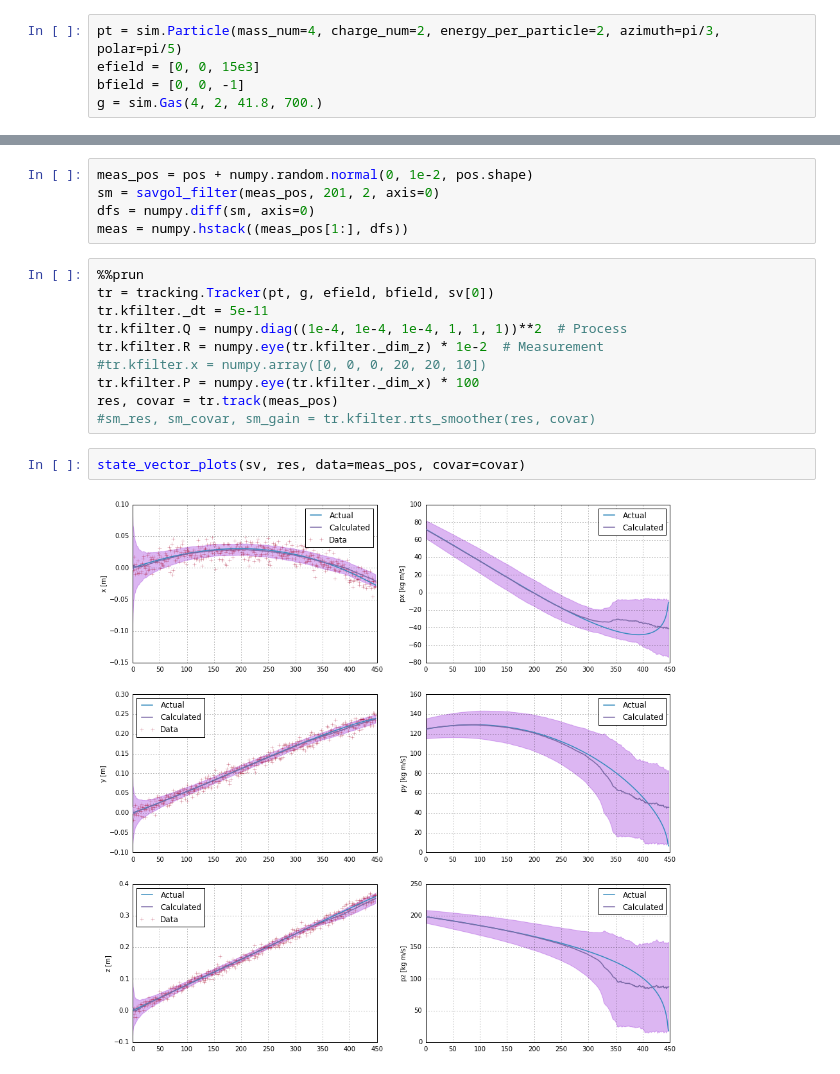
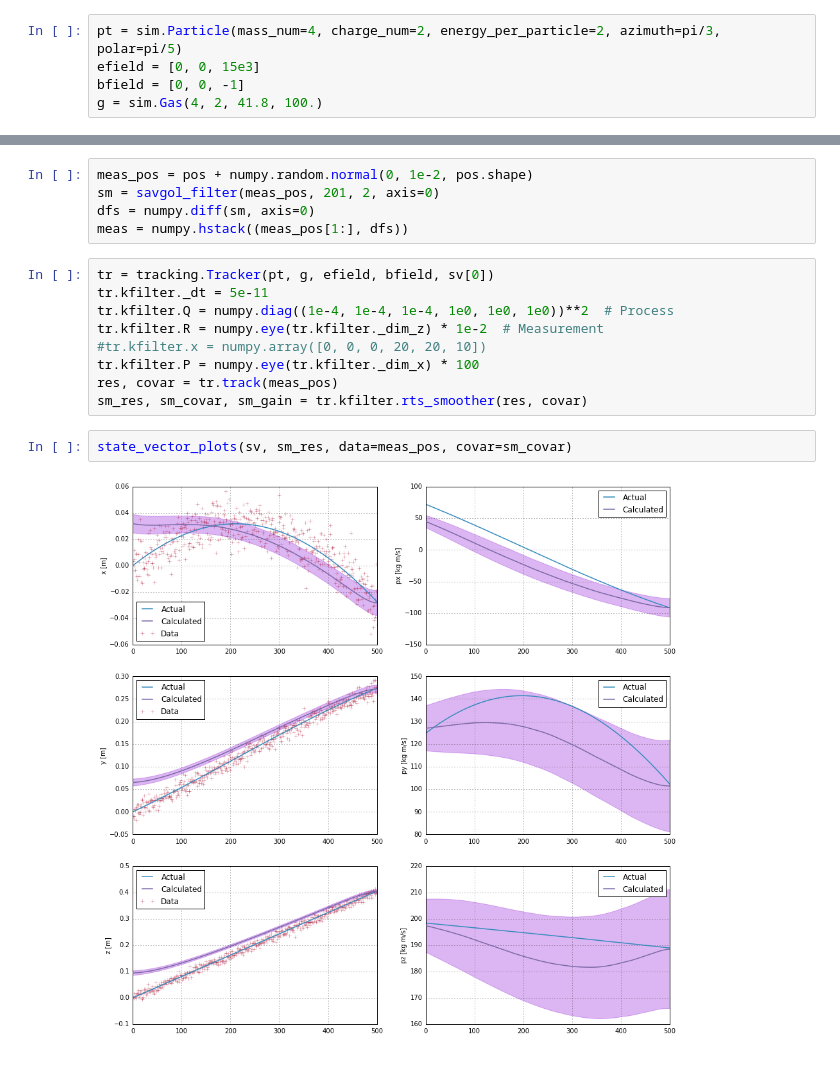
Before and after one commit to chchen123/pytpc, a Jupyter notebook: KalmanFilter.ipynb, the cells around one changed output, grey strips where cells are left out. Cells and saved outputs as stored; diff of their text form.

```diff
--- a/KalmanFilter.ipynb
+++ b/KalmanFilter.ipynb
@@ -21,7 +21,7 @@ import copy
 pt = sim.Particle(mass_num=4, charge_num=2, energy_per_particle=2, azimuth=pi/3, polar=pi/5)
 efield = [0, 0, 15e3]
 bfield = [0, 0, -1]
-g = sim.Gas(4, 2, 41.8, 700.)
+g = sim.Gas(4, 2, 41.8, 100.)
 # %%
 pos, mom, time, en, azi, pol = map(numpy.array, sim.track(pt, g, efield, bfield))
 # %% [output]
@@ -128,18 +128,17 @@ sm = savgol_filter(meas_pos, 201, 2, axis=0)
 dfs = numpy.diff(sm, axis=0)
 meas = numpy.hstack((meas_pos[1:], dfs))
 # %%
-%%prun
 tr = tracking.Tracker(pt, g, efield, bfield, sv[0])
 tr.kfilter._dt = 5e-11
-tr.kfilter.Q = numpy.diag((1e-4, 1e-4, 1e-4, 1, 1, 1))**2  # Process
+tr.kfilter.Q = numpy.diag((1e-4, 1e-4, 1e-4, 1e0, 1e0, 1e0))**2  # Process
 tr.kfilter.R = numpy.eye(tr.kfilter._dim_z) * 1e-2  # Measurement
 #tr.kfilter.x = numpy.array([0, 0, 0, 20, 20, 10])
 tr.kfilter.P = numpy.eye(tr.kfilter._dim_x) * 100
 res, covar = tr.track(meas_pos)
-#sm_res, sm_covar, sm_gain = tr.kfilter.rts_smoother(res, covar)
+sm_res, sm_covar, sm_gain = tr.kfilter.rts_smoother(res, covar)
 # %%
-state_vector_plots(sv, res, data=meas_pos, covar=covar)
+state_vector_plots(sv, sm_res, data=meas_pos, covar=sm_covar)
 # %% [output]
-[figure, old version]
+[figure, new version]
 # %%
 exp_en = numpy.sqrt(numpy.linalg.norm(res[:, 3:6], axis=1)**2 + pt.mass**2) - pt.mass
```
Also changed, not shown: parts of 20 cells of this notebook.
